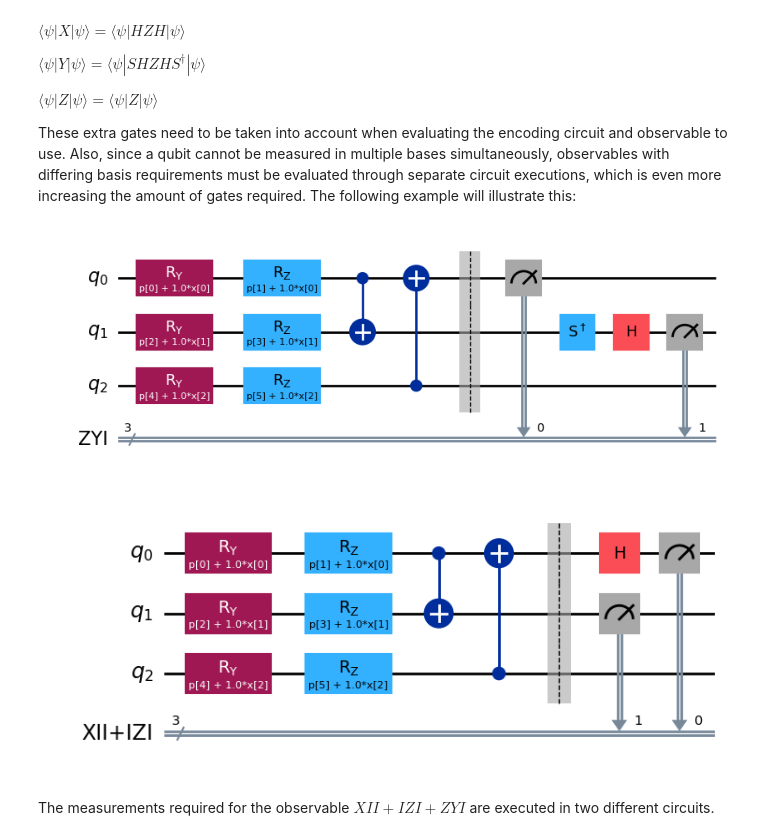
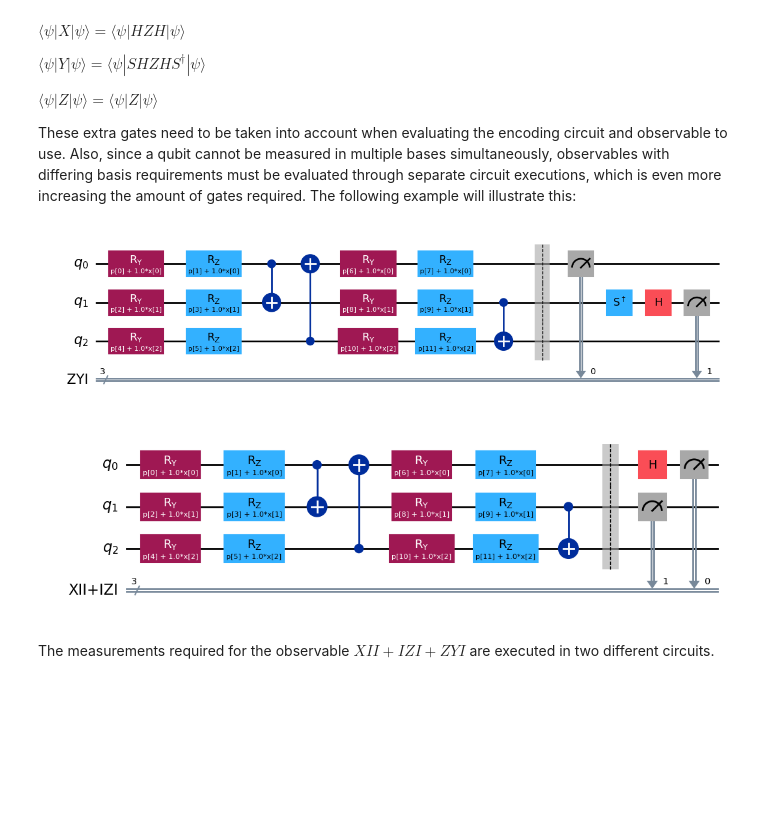
Before and after one commit to kit0kat/ws25-quantum-machine-learning-project, a Jupyter notebook: 4_observables.ipynb, the cells around one changed output. Saved outputs shown, nothing was run; the diff lists cells and outputs as text; code cells hidden in the pictures; blank space fills up the shorter version.

```diff
--- a/4_observables.ipynb
+++ b/4_observables.ipynb
@@ -114,12 +119,11 @@ custom_observable = CustomObservable(
 # %%
 for measurement_circuit in get_measurement_circuits(
-        encoding_circuit=encoding_circuit,
-        observable=custom_observable,
-        backend=None,
+        encoding_circuit=YZ_CX_EncodingCircuit(num_qubits=3, num_features=3, num_layers=2),
+        observable=CustomObservable(num_qubits=3, operator_string=["XII", "IZI", "ZYI"]),
 ):
     measurement_circuit.draw("mpl")
 # %% [output]
-[figure, old version]
+[figure, new version]
-[figure, old version]
+[figure, new version]
 # %% [markdown]
 The measurements required for the observable $XII + IZI + ZYI$ are executed in two different circuits.
```
Also changed, not shown: parts of 20 cells of this notebook.
